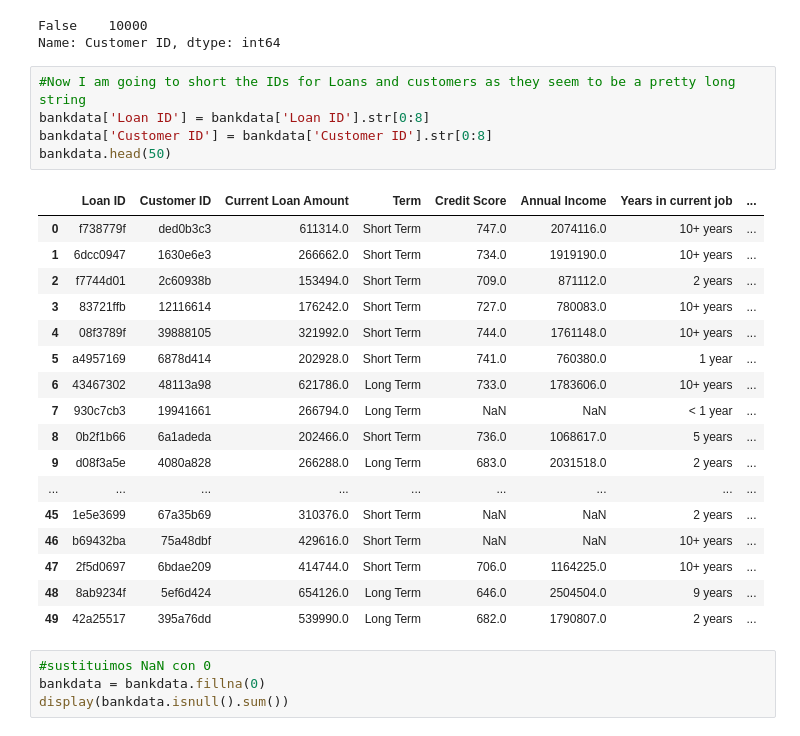
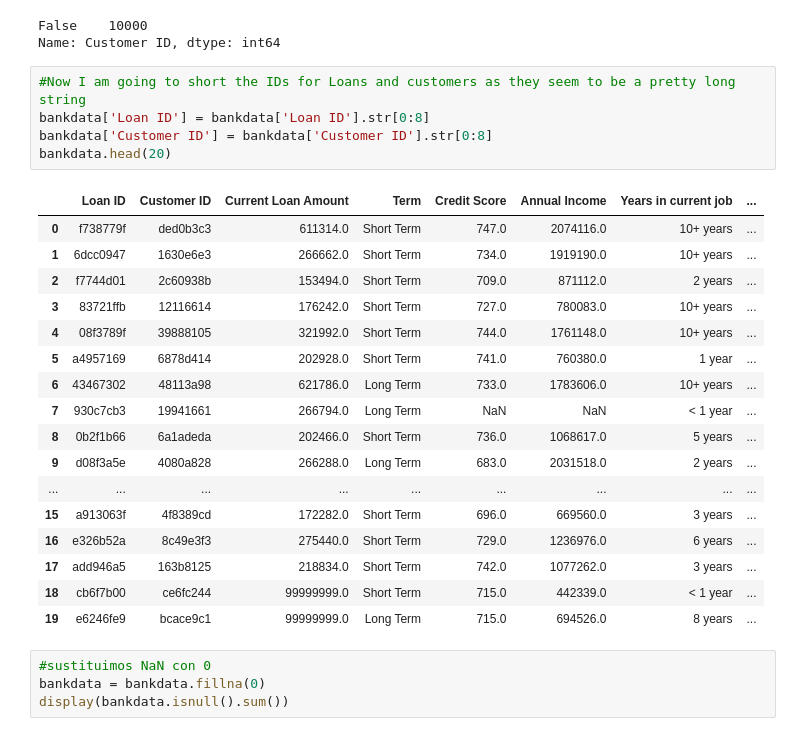
Before and after one commit to Diegon8/Banking-product-, a Jupyter notebook: Cleaning_Banking_data.ipynb, the cells around one changed output. Cells and saved outputs as stored; diff of their text form.

```diff
--- a/Cleaning_Banking_data.ipynb
+++ b/Cleaning_Banking_data.ipynb
@@ -86,26 +86,26 @@ Name: Customer ID, dtype: int64
 # %%
 #Now I am going to short the IDs for Loans and customers as they seem to be a pretty long string
 bankdata['Loan ID'] = bankdata['Loan ID'].str[0:8]
 bankdata['Customer ID'] = bankdata['Customer ID'].str[0:8]
-bankdata.head(50)
+bankdata.head(20)
 # %% [output]
 |  | Loan ID | Customer ID | Current Loan Amount | Term | Credit Score | Annual Income | Years in current job | ... |
 | 0 | f738779f | ded0b3c3 | 611314.0 | Short Term | 747.0 | 2074116.0 | 10+ years | ... |
 | 1 | 6dcc0947 | 1630e6e3 | 266662.0 | Short Term | 734.0 | 1919190.0 | 10+ years | ... |
 | 2 | f7744d01 | 2c60938b | 153494.0 | Short Term | 709.0 | 871112.0 | 2 years | ... |
 | 3 | 83721ffb | 12116614 | 176242.0 | Short Term | 727.0 | 780083.0 | 10+ years | ... |
 | 4 | 08f3789f | 39888105 | 321992.0 | Short Term | 744.0 | 1761148.0 | 10+ years | ... |
 | 5 | a4957169 | 6878d414 | 202928.0 | Short Term | 741.0 | 760380.0 | 1 year | ... |
 | 6 | 43467302 | 48113a98 | 621786.0 | Long Term | 733.0 | 1783606.0 | 10+ years | ... |
 | 7 | 930c7cb3 | 19941661 | 266794.0 | Long Term | NaN | NaN | < 1 year | ... |
 | 8 | 0b2f1b66 | 6a1adeda | 202466.0 | Short Term | 736.0 | 1068617.0 | 5 years | ... |
 | 9 | d08f3a5e | 4080a828 | 266288.0 | Long Term | 683.0 | 2031518.0 | 2 years | ... |
 | ... | ... | ... | ... | ... | ... | ... | ... | ... |
-| 45 | 1e5e3699 | 67a35b69 | 310376.0 | Short Term | NaN | NaN | 2 years | ... |
-| 46 | b69432ba | 75a48dbf | 429616.0 | Short Term | NaN | NaN | 10+ years | ... |
-| 47 | 2f5d0697 | 6bdae209 | 414744.0 | Short Term | 706.0 | 1164225.0 | 10+ years | ... |
-| 48 | 8ab9234f | 5ef6d424 | 654126.0 | Long Term | 646.0 | 2504504.0 | 9 years | ... |
-| 49 | 42a25517 | 395a76dd | 539990.0 | Long Term | 682.0 | 1790807.0 | 2 years | ... |
+| 15 | a913063f | 4f8389cd | 172282.0 | Short Term | 696.0 | 669560.0 | 3 years | ... |
+| 16 | e326b52a | 8c49e3f3 | 275440.0 | Short Term | 729.0 | 1236976.0 | 6 years | ... |
+| 17 | add946a5 | 163b8125 | 218834.0 | Short Term | 742.0 | 1077262.0 | 3 years | ... |
+| 18 | cb6f7b00 | ce6fc244 | 99999999.0 | Short Term | 715.0 | 442339.0 | < 1 year | ... |
+| 19 | e6246fe9 | bcace9c1 | 99999999.0 | Long Term | 715.0 | 694526.0 | 8 years | ... |
 # %%
 #sustituimos NaN con 0
 bankdata = bankdata.fillna(0)
```
